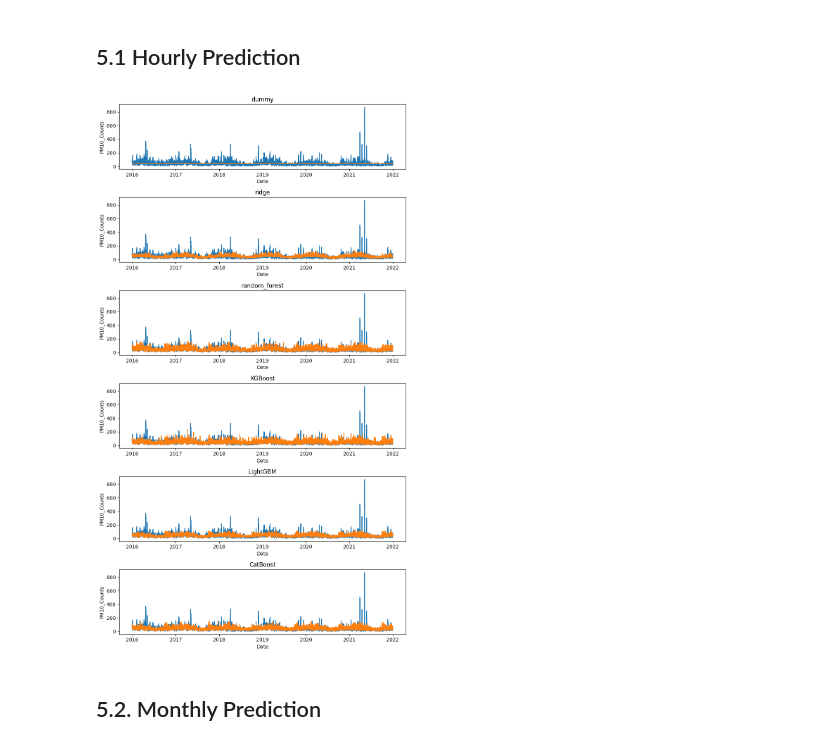
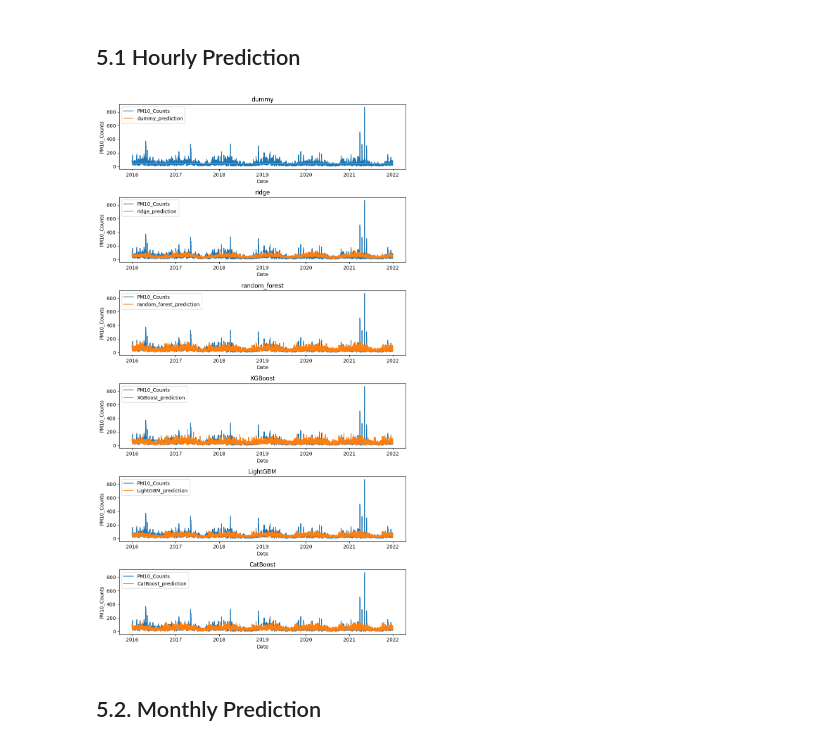
Before and after one commit to johnwslee/fine_dust_analysis, a Jupyter notebook: notebooks/2_machine_learning.ipynb, the cells around one changed output. Drawn from its saved outputs; the diff is of its cells as text; code cells hidden in the pictures.

```diff
--- a/notebooks/2_machine_learning.ipynb
+++ b/notebooks/2_machine_learning.ipynb
@@ -223,16 +223,17 @@ for name, model in models.items():
 # %%
 fig, axs = plt.subplots(figsize=(9, 16), nrows=6, ncols=1)
 
 for i, name in enumerate(models.keys()):
     axs[i].plot(test_df.index, test_df["PM10_Counts"], label="PM10_Counts")
     axs[i].plot(test_df.index, test_df[f"{name}_prediction"], label=f"{name}_prediction")
     axs[i].set_title(f"{name}")
     axs[i].set_xlabel("Date")
     axs[i].set_ylabel("PM10_Counts")
+    axs[i].legend()
 fig.tight_layout()
 plt.show()
 # %% [output]
-[figure, old version]
+[figure, new version]
 # %%
 # Due to the size of notebooks, the following codes for plotly were commented.
 # import plotly.graph_objects as go
```
Also changed, not shown: parts of 4 cells of this notebook, 7 other files.
